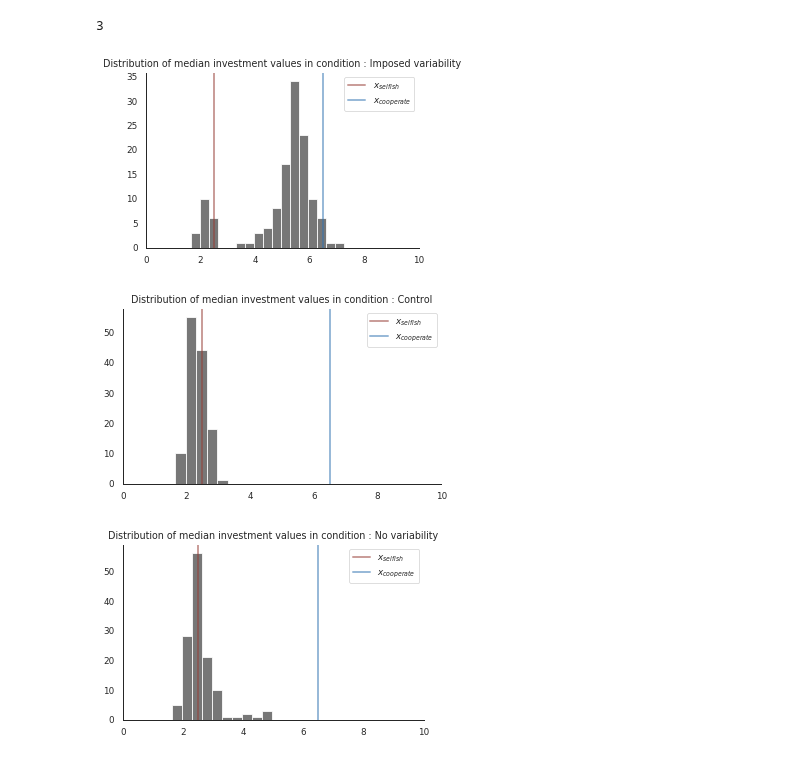
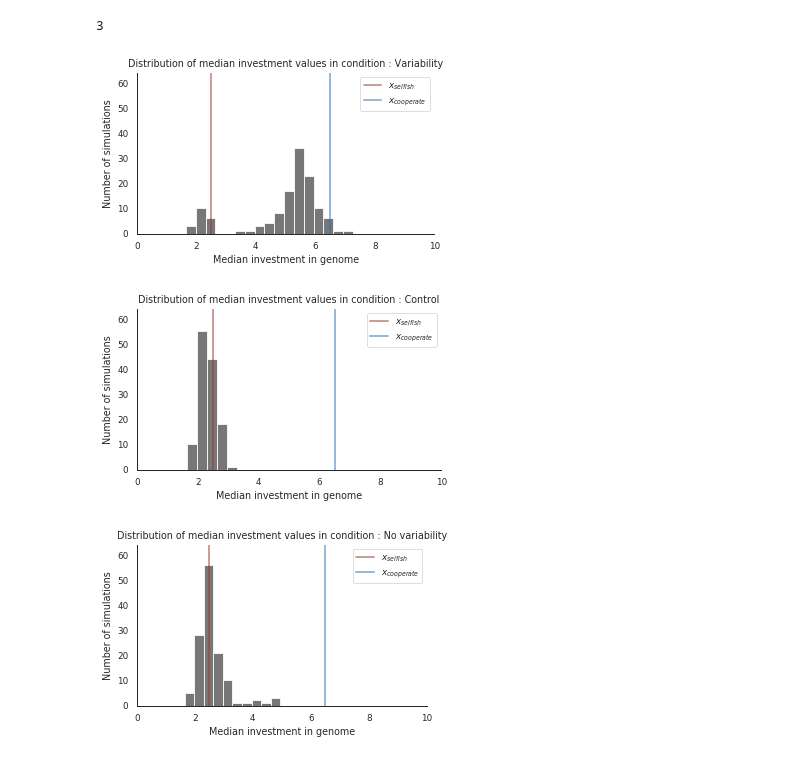
Before and after one commit to PaulEcoffet/roborobo3, a Jupyter notebook: roborobo3/notebooks/plos/plos_main.ipynb, the cells around one changed output. Cells and saved outputs as stored; diff of their text form; code cells hidden in the pictures.

```diff
--- a/roborobo3/notebooks/plos/plos_main.ipynb
+++ b/roborobo3/notebooks/plos/plos_main.ipynb
@@ -82,34 +82,37 @@ plosrcparams = {'backend': 'pdf',
                 'axes.labelsize': 9,
                 'xtick.labelsize': 9,
                 'ytick.labelsize': 9,
                 'legend.fontsize': 9,
                 'lines.markersize': 3,
                 'font.size': 9,
                 'font.family': u'sans-serif',
                 'font.sans-serif': ['Arial'],
                 'text.usetex': False}
 
 import matplotlib as mpl
 
 mpl.rcParams.update(plosrcparams)
 sns.set_context('paper')
 sns.set_style('white')
 
 
-labels = {'fake_nosee': 'Control', 'fake_see': 'Imposed variability', 'nofake_see': 'No variability'}
+labels = {'fake_nosee': 'Control', 'fake_see': 'Variability', 'nofake_see': 'No variability'}
 for i, (name, megaresult) in enumerate(megaresults.items()):
     fig, axs = plt.subplots(1, 1, figsize=(5.1, 5.1/1.62 * 1))
     sns.distplot(megaresult, bins=np.arange(0, 10, 0.33), ax=axs, kde=False, color="#777777", hist_kws={'alpha': 1})
     axs.set_xlim(0, 10)
     axs.set_title(f"Distribution of median investment values in condition : {labels.get(os.path.basename(name), os.path.basename(name))}")
     axs.axvline(2.5, label="$x_{selfish}$", c="#963d35", linewidth=2, alpha=0.5)
     axs.axvline(6.5, label="$x_{cooperate}$", c="#3375b2", linewidth=2, alpha=0.5)
     axs.legend()
     sns.despine()
+    axs.set_ylabel('Number of simulations')
+    axs.set_xlabel('Median investment in genome')
+    axs.set_ylim(0, 64)
     fig.tight_layout()
     plt.savefig(f'../Results/coop_from_genome_{os.path.basename(name)}.pdf')
     plt.show()
 # %% [output]
-[figure, old version]
+[figure, new version]
-[figure, old version]
+[figure, new version]
-[figure, old version]
+[figure, new version]
```
Also changed, not shown: 11 other files.
